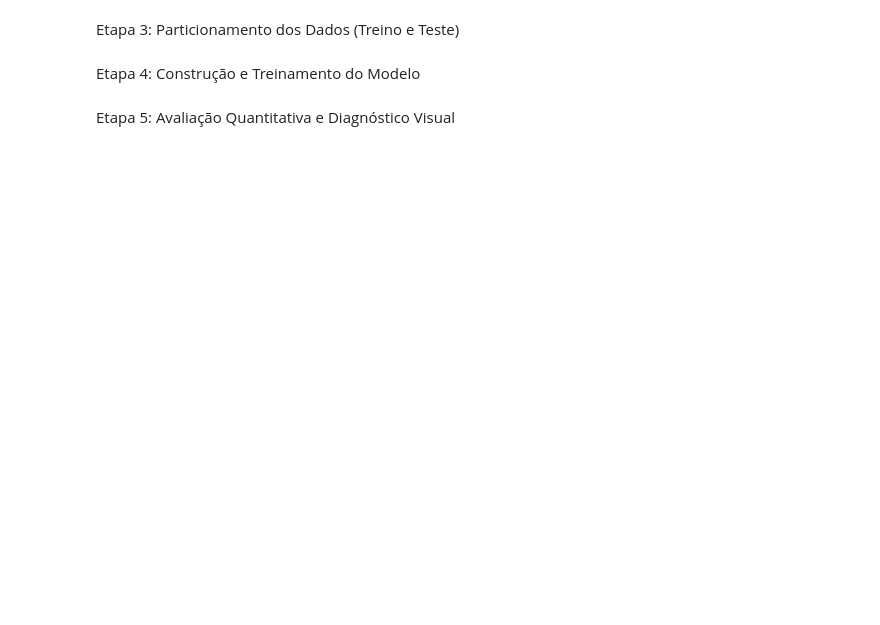
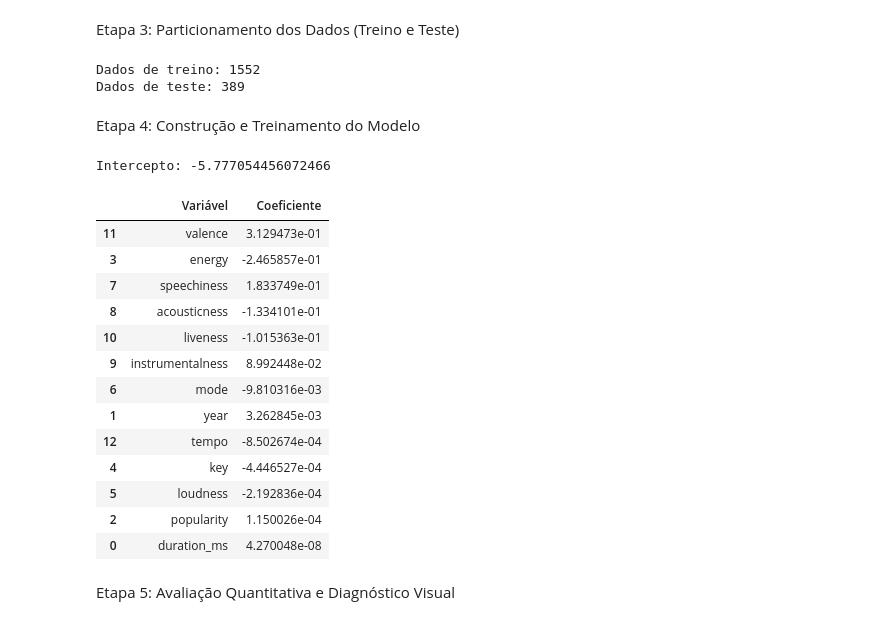
Before and after one commit to gidbem/n2_IA, a Jupyter notebook: musicaAnalise.ipynb, the cells around one changed output. Cells and saved outputs as stored; diff of their text form; code cells hidden in the pictures; blank space fills up the shorter version.

```diff
--- a/musicaAnalise.ipynb
+++ b/musicaAnalise.ipynb
@@ -103,16 +75,10 @@ print("Linhas duplicadas:", df.duplicated().sum())
 # %% [output]
 Linhas duplicadas: 0
 # %%
-#definindo a coluna que queremos prever
-coluna_alvo = 'danceability'
-#separando os atributos e a resposta
-X = df.drop(columns=[coluna_alvo])
-y = df[coluna_alvo]
-#visualizando os atributos
-display(X.head())
-#visualizando a resposta
-display(y.head())
-#conferindo os tamanhos
-print('Tamanho de X:', X.shape)
-print('Tamanho de y:', y.shape)
+X_train, X_test, y_train, y_test = train_test_split(
+    X, y, test_size=0.2, random_state=42
+)
+
+print('Dados de treino:', X_train.shape[0])
+print('Dados de teste:', X_test.shape[0])
 # %% [output]
@@ -133,6 +91,49 @@ Tamanho de y: (1941,)
 # %% [markdown]
 Etapa 3: Particionamento dos Dados (Treino e Teste)
+# %%
+
+X_treino, X_teste, y_treino, y_teste = train_test_split(
+    X, y,
+    test_size=0.2,
+    random_state=42
+)
+# %% [output]
+Dados de treino: 1552
+Dados de teste: 389
 # %% [markdown]
 Etapa 4: Construção e Treinamento do Modelo
+# %%
+
+modelo = LinearRegression()
+modelo.fit(X_treino, y_treino)
+
+print("Intercepto:", modelo.intercept_)
+
+coeficientes = pd.DataFrame({
+    'Variável': X.columns,
+    'Coeficiente': modelo.coef_
+})
+
+display(coeficientes.sort_values(
+    by='Coeficiente',
+    key=abs,
+    ascending=False
+))
+# %% [output]
+Intercepto: -5.777054456072466
+|  | Variável | Coeficiente |
+| 11 | valence | 3.129473e-01 |
+| 3 | energy | -2.465857e-01 |
+| 7 | speechiness | 1.833749e-01 |
+| 8 | acousticness | -1.334101e-01 |
+| 10 | liveness | -1.015363e-01 |
+| 9 | instrumentalness | 8.992448e-02 |
+| 6 | mode | -9.810316e-03 |
+| 1 | year | 3.262845e-03 |
+| 12 | tempo | -8.502674e-04 |
+| 4 | key | -4.446527e-04 |
+| 5 | loudness | -2.192836e-04 |
+| 2 | popularity | 1.150026e-04 |
+| 0 | duration_ms | 4.270048e-08 |
 # %% [markdown]
 Etapa 5: Avaliação Quantitativa e Diagnóstico Visual
```
Also changed, not shown: parts of 6 cells of this notebook, 1 other file.
